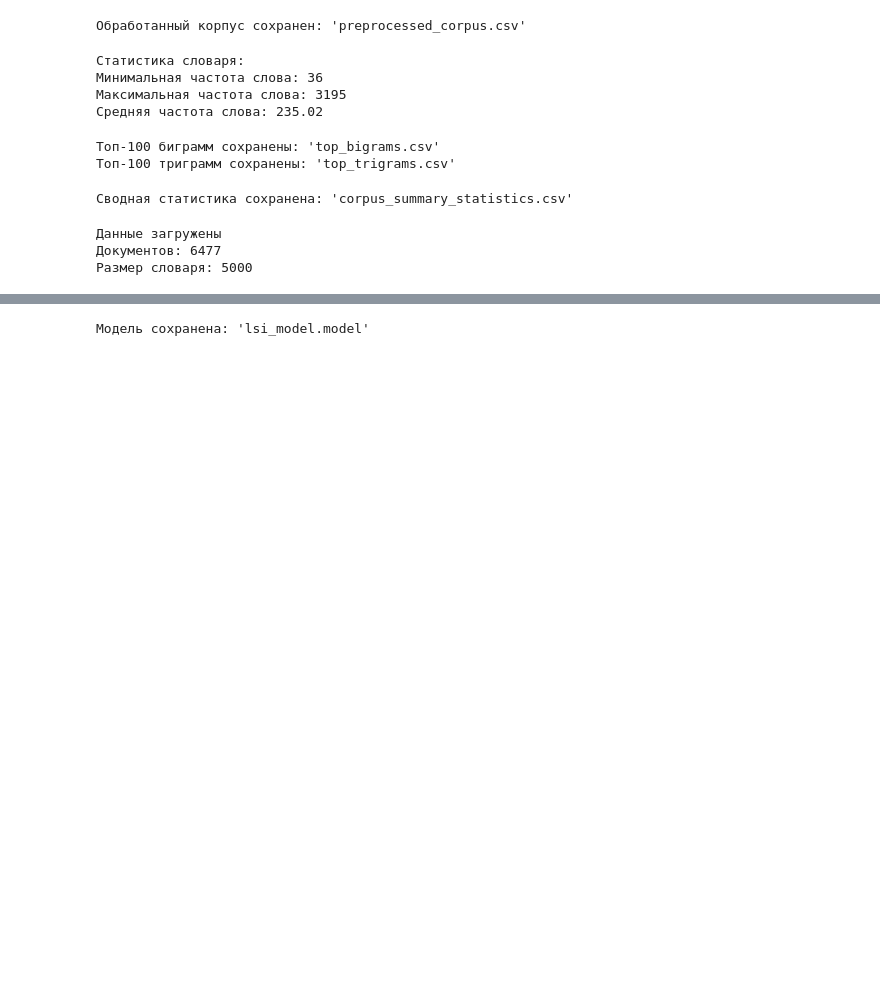
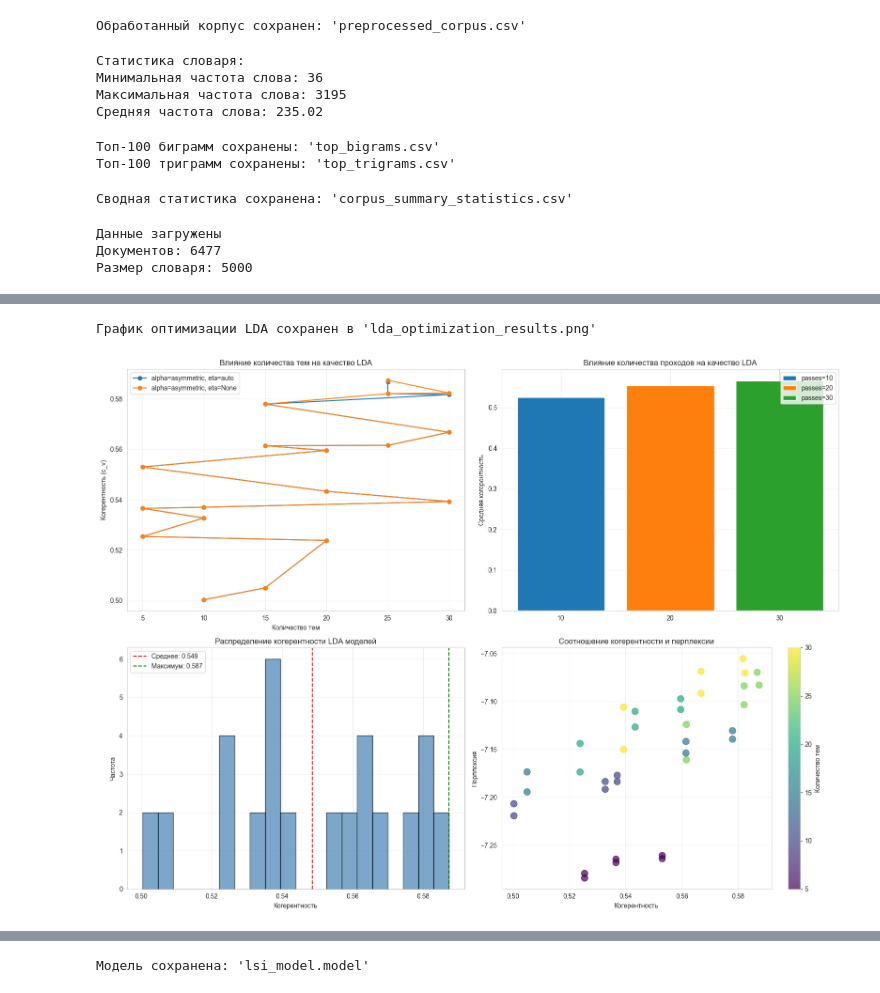
Before and after one commit to AnastasiyaMartynova/graduation_thesis, a Jupyter notebook: main.ipynb, the cells around one changed output, grey strips where cells are left out. Saved outputs shown, nothing was run; the diff lists cells and outputs as text; code cells hidden in the pictures; blank space fills up the shorter version.

Commit message:
Topic modeling: LDA parameter optimization

```diff
--- a/main.ipynb
+++ b/main.ipynb
@@ -842,7 +847,7 @@ df['tokens'] = df['tokens'].apply(lambda x: ast.literal_eval(x) if isinstance(x,
 # %%
-# LATENT DIRICHLET ALLOCATION (LDA)
-# Параметры
-num_topics_lda = 10 # Количество тем
-passes = 20 # Проходов
-iterations = 400 # Итераций
+# # LATENT DIRICHLET ALLOCATION (LDA)
+# # Параметры
+# num_topics_lda = 10 # Количество тем
+# passes = 20 # Проходов
+# iterations = 400 # Итераций
 # %%
@@ -911,0 +895,9 @@ print(f" Perplexity (LDA): {perplexity_lda:.4f}")
+# %%
+# Загрузка данных
+dictionary = corpora.Dictionary.load('gensim_dictionary.dict')
+corpus = corpora.MmCorpus('gensim_corpus.mm')
+df = pd.read_csv('preprocessed_corpus.csv')
+df['tokens'] = df['tokens'].apply(lambda x: eval(x) if isinstance(x, str) else x)
+texts = df['tokens'].tolist()
+print(f"  Документов: {len(corpus)}")
+print(f"  Размер словаря: {len(dictionary)}")
@@ -911,0 +1036,59 @@ print(f" Perplexity (LDA): {perplexity_lda:.4f}")
+# %%
+# Визуализация
+fig, axes = plt.subplots(2, 2, figsize=(16, 12))
+
+# Влияние количества тем на когерентность
+ax1 = axes[0, 0]
+for alpha in alpha_range:
+    subset = lda_results_df[lda_results_df['alpha'] == alpha]
+    for eta in eta_range:
+        eta_val = 'None' if eta is None else eta
+        subsubset = subset[subset['eta'] == eta_val]
+        if len(subsubset) > 0:
+            ax1.plot(subsubset['num_topics'], subsubset['coherence'],
+                    marker='o', label=f'alpha={alpha}, eta={eta_val}')
+ax1.set_xlabel('Количество тем')
+ax1.set_ylabel('Когерентность (c_v)')
+ax1.set_title('Влияние количества тем на качество LDA')
+ax1.legend()
+ax1.grid(True, alpha=0.3)
+
+# Влияние passes на когерентность
+ax2 = axes[0, 1]
+for passes in passes_range:
+    subset = lda_results_df[lda_results_df['passes'] == passes]
+    ax2.bar(f'{passes}', subset['coherence'].mean(), label=f'passes={passes}')
+ax2.set_ylabel('Средняя когерентность')
+ax2.set_title('Влияние количества проходов на качество LDA')
+ax2.legend()
+ax2.grid(axis='y', alpha=0.3)
+
+# Распределение когерентности
+ax3 = axes[1, 0]
+ax3.hist(lda_results_df['coherence'], bins=20, color='steelblue', alpha=0.7, edgecolor='black')
+ax3.axvline(lda_results_df['coherence'].mean(), color='red', linestyle='--',
+            label=f'Среднее: {lda_results_df["coherence"].mean():.3f}')
+ax3.axvline(lda_results_df['coherence'].max(), color='green', linestyle='--',
+            label=f'Максимум: {lda_results_df["coherence"].max():.3f}')
+ax3.set_xlabel('Когерентность')
+ax3.set_ylabel('Частота')
+ax3.set_title('Распределение когерентности LDA моделей')
+ax3.legend()
+ax3.grid(True, alpha=0.3)
+
+# Соотношение когерентности и перплексии
+ax4 = axes[1, 1]
+scatter = ax4.scatter(lda_results_df['coherence'], lda_results_df['perplexity'],
+                     c=lda_results_df['num_topics'], cmap='viridis', s=100, alpha=0.7)
+ax4.set_xlabel('Когерентность')
+ax4.set_ylabel('Перплексия')
+ax4.set_title('Соотношение когерентности и перплексии')
+plt.colorbar(scatter, ax=ax4, label='Количество тем')
+ax4.grid(True, alpha=0.3)
+
+plt.tight_layout()
+plt.savefig('lda_optimization_results.png', dpi=300, bbox_inches='tight')
+print("\nГрафик оптимизации LDA сохранен в 'lda_optimization_results.png'")
+# %% [output]
+График оптимизации LDA сохранен в 'lda_optimization_results.png'
+[figure, added]
```
Also changed, not shown: parts of 19 cells of this notebook, 1 other file.
